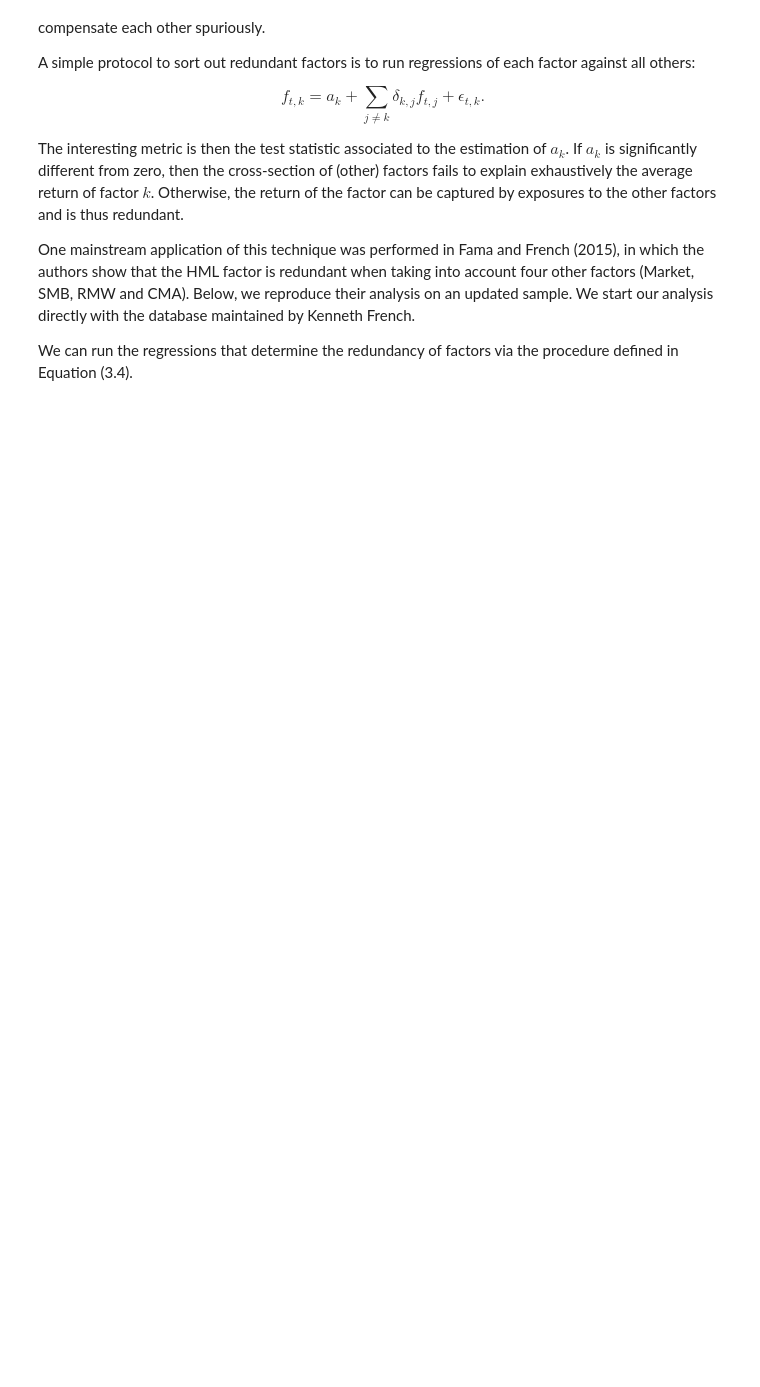
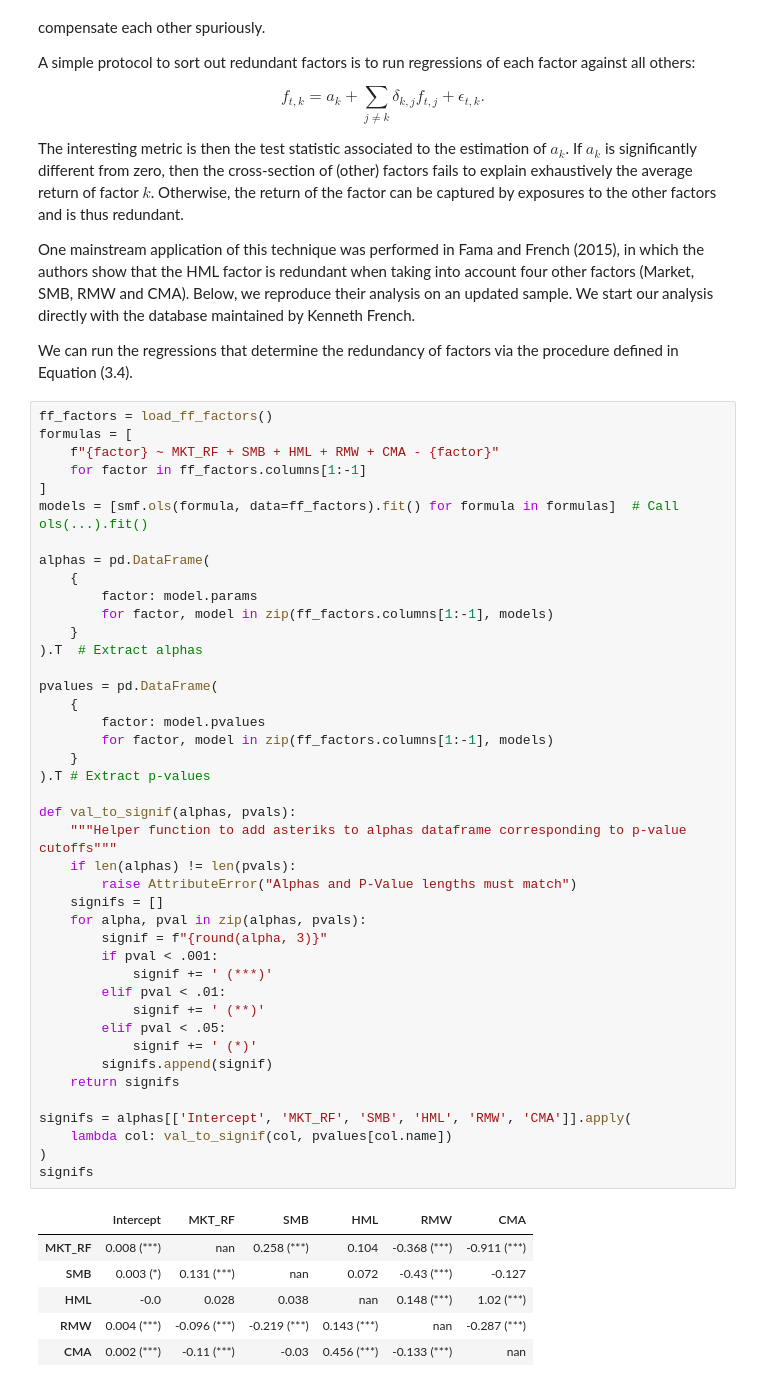
Before and after one commit to ryansdowning/python_mlfactor, a Jupyter notebook: notebooks/Chapter_3_Factor_investing_and_asset_pricing_anomalies.ipynb, the cells around one changed output. Drawn from its saved outputs; the diff is of its cells as text; blank space fills up the shorter version.

```diff
--- a/notebooks/Chapter_3_Factor_investing_and_asset_pricing_anomalies.ipynb
+++ b/notebooks/Chapter_3_Factor_investing_and_asset_pricing_anomalies.ipynb
@@ -365,3 +395,52 @@ The interesting metric is then the test statistic associated to the estimation o
 One mainstream application of this technique was performed in Fama and French (2015), in which the authors show that the HML factor is redundant when taking into account four other factors (Market, SMB, RMW and CMA). Below, we reproduce their analysis on an updated sample. We start our analysis directly with the database maintained by Kenneth French.
 
 We can run the regressions that determine the redundancy of factors via the procedure defined in Equation (3.4).
+# %%
+ff_factors = load_ff_factors()
+formulas = [
+    f"{factor} ~ MKT_RF + SMB + HML + RMW + CMA - {factor}"
+    for factor in ff_factors.columns[1:-1]
+]
+models = [smf.ols(formula, data=ff_factors).fit() for formula in formulas]  # Call ols(...).fit()
+
+alphas = pd.DataFrame(
+    {
+        factor: model.params
+        for factor, model in zip(ff_factors.columns[1:-1], models)
+    }
+).T  # Extract alphas
+
+pvalues = pd.DataFrame(
+    {
+        factor: model.pvalues
+        for factor, model in zip(ff_factors.columns[1:-1], models)
+    }
+).T # Extract p-values
+
+def val_to_signif(alphas, pvals):
+    """Helper function to add asteriks to alphas dataframe corresponding to p-value cutoffs"""
+    if len(alphas) != len(pvals):
+        raise AttributeError("Alphas and P-Value lengths must match")
+    signifs = []
+    for alpha, pval in zip(alphas, pvals):
+        signif = f"{round(alpha, 3)}"
+        if pval < .001:
+            signif += ' (***)'
+        elif pval < .01:
+            signif += ' (**)'
+        elif pval < .05:
+            signif += ' (*)'
+        signifs.append(signif)
+    return signifs
+
+signifs = alphas[['Intercept', 'MKT_RF', 'SMB', 'HML', 'RMW', 'CMA']].apply(
+    lambda col: val_to_signif(col, pvalues[col.name])
+)
+signifs
+# %% [output]
+|  | Intercept | MKT_RF | SMB | HML | RMW | CMA |
+| MKT_RF | 0.008 (***) | nan | 0.258 (***) | 0.104 | -0.368 (***) | -0.911 (***) |
+| SMB | 0.003 (*) | 0.131 (***) | nan | 0.072 | -0.43 (***) | -0.127 |
+| HML | -0.0 | 0.028 | 0.038 | nan | 0.148 (***) | 1.02 (***) |
+| RMW | 0.004 (***) | -0.096 (***) | -0.219 (***) | 0.143 (***) | nan | -0.287 (***) |
+| CMA | 0.002 (***) | -0.11 (***) | -0.03 | 0.456 (***) | -0.133 (***) | nan |
```
Also changed, not shown: parts of 15 cells of this notebook.
